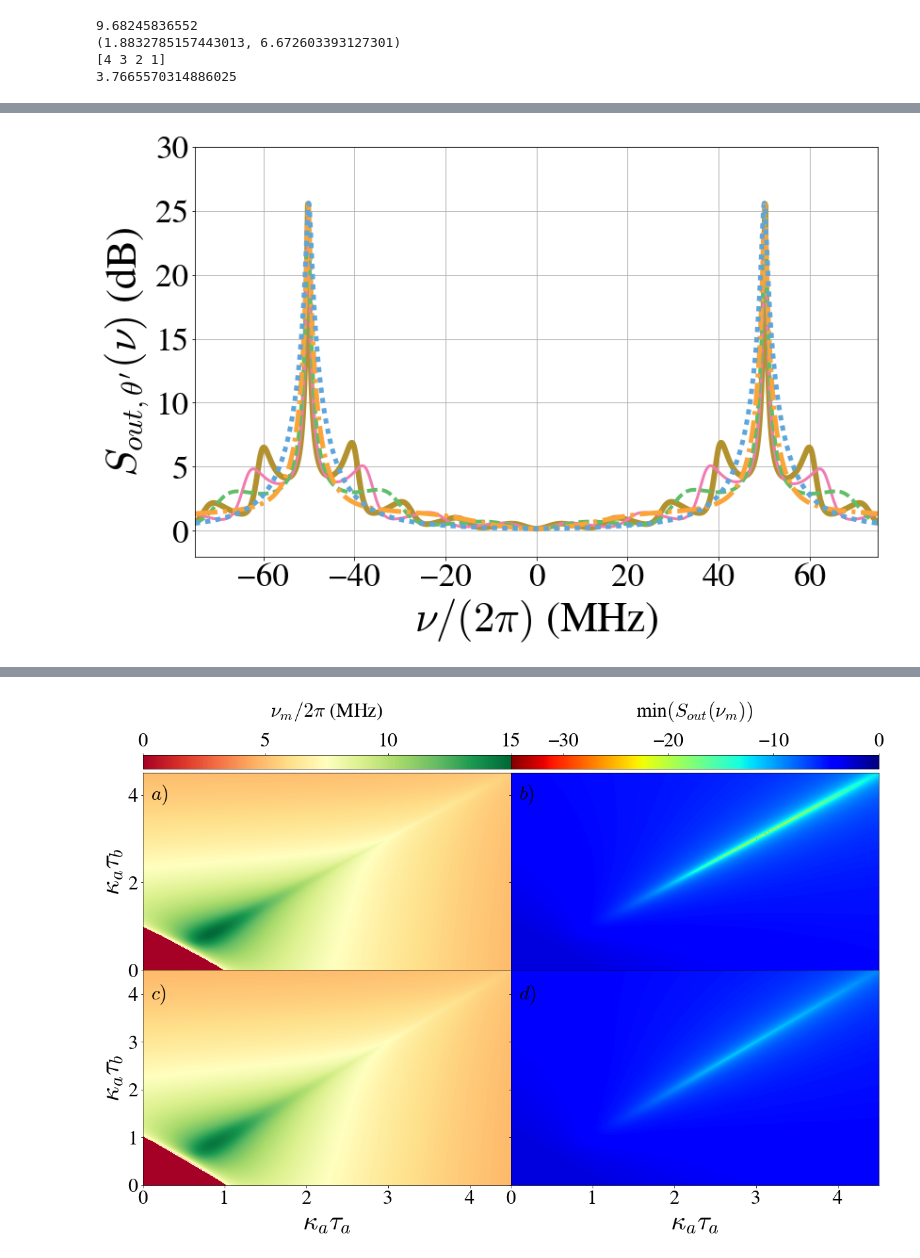
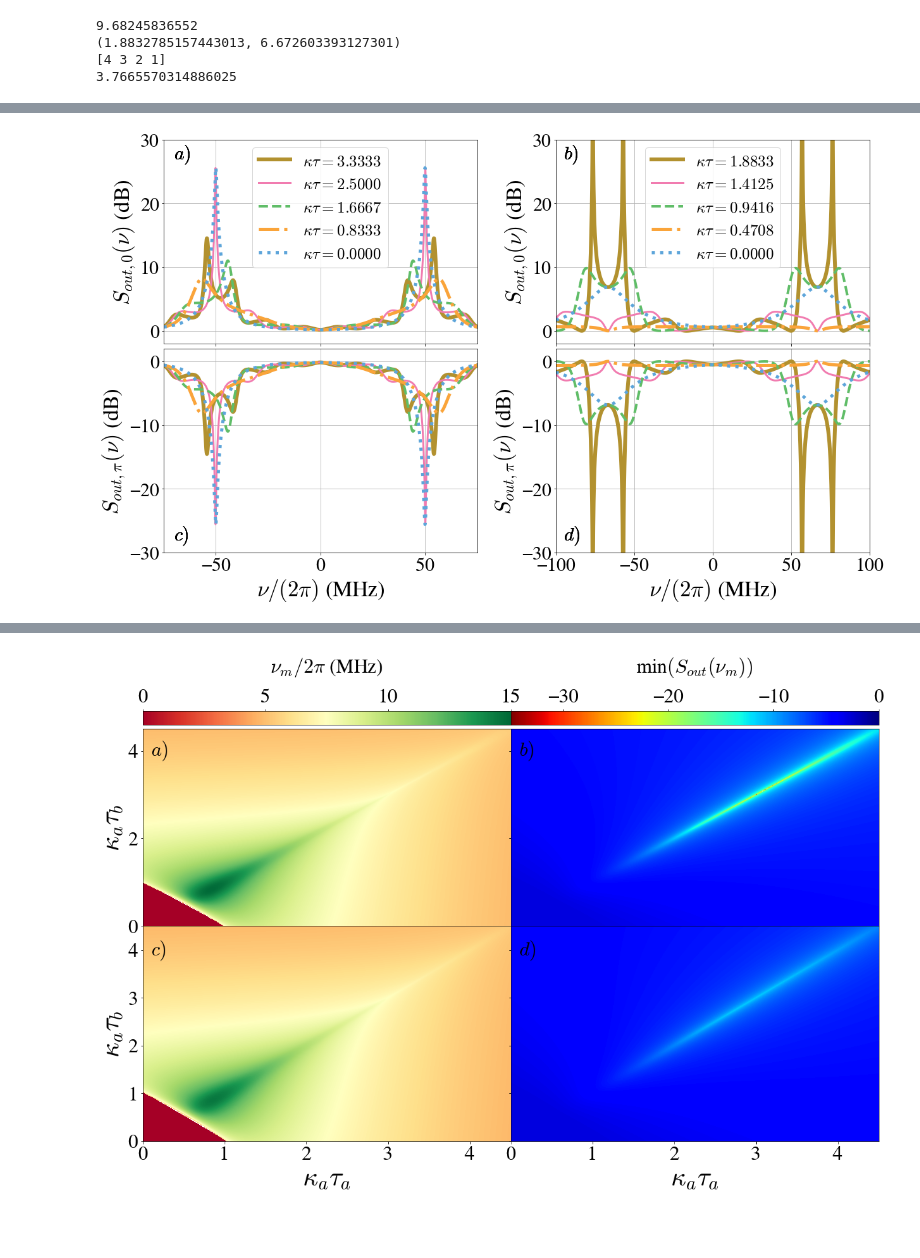
Before and after one commit to nemetniki/General-linear-model, a Jupyter notebook: NDPApaper_figures.ipynb, the cells around one changed output, grey strips where cells are left out. Cells and saved outputs as stored; diff of their text form; code cells hidden in the pictures; blank space fills up the shorter version.

Commit message:
figure adjustments

```diff
--- a/NDPApaper_figures.ipynb
+++ b/NDPApaper_figures.ipynb
@@ -310,8 +314,8 @@ import matplotlib as mpl
 mpl.rcParams['mathtext.fontset'] = 'cm'
 mpl.rcParams['mathtext.rm'] = 'serif'
 mpl.rc('font',family='FreeSerif')
-mpl.rc('xtick',labelsize=25)
-mpl.rc('ytick',labelsize=25)
+mpl.rc('xtick',labelsize=30)
+mpl.rc('ytick',labelsize=30)
 
 colors={'red':(241/255.,88/255.,84/255.),\
         'orange':(250/255,164/255.,58/255.),\
@@ -326,22 +330,70 @@ collab = ['blue','orange','green','pink','brown']
 plt.figure(3,figsize=(13,8))
 fsfont = {'fontname':'FreeSerif'}
 
-plt.grid(True)
-plt.xlabel('$\\nu/(2\pi)$ (MHz)',fontsize = 45,**fsfont)
-plt.ylabel('$S_{out,\\theta^\\prime} (\\nu)$ (dB)',fontsize = 45,**fsfont)
-plt.ylim(-2,30)
-plt.xlim(-75,75)
-plt.xticks(fontsize = 35,**fsfont)
-plt.yticks(fontsize = 35,**fsfont)
 ls = ["dotted","dashdot","dashed","solid","solid"]
 lw = [5,5,4,3,6]
-#kt = np.linspace(0,1.8832785157443013,5)
-kt = np.linspace(0,5,5)
-nu = np.linspace(-75,75,50000)*2*np.pi
+ktd = np.linspace(0,1.8832785157443013,5)
+kt = np.linspace(0,5,7)
+legd=5*["s"]
+print(legd)
+leg=5*["s"]
+for i in range(5):
+    legd[i] = r"$\kappa\tau=%.4f$"%ktd[-(i+1)]
+    leg[i] = r"$\kappa\tau=%.4f$"%kt[-(i+3)]
+nu = np.linspace(-100,100,100000)*2*np.pi
+fig,ax = plt.subplots(2,2,figsize=(20,12))
+subplots_adjust(left=None, bottom=None, right=None, top=None,
+                wspace=0.250, hspace=0.025)#ax = fig.add_subplot(1, 1, 1, projection='3d')
+for j in range(2):
+    for k in range(2):
+        ax[j][k].grid(True)
+        labelx = [item.get_text() for item in ax[0][k].get_xticklabels()]
+        empty_x = ['']*len(labelx)
+        ax[0][k].set_xticklabels(empty_x)
+
+        ax[1][k].set_xlabel('$\\nu/(2\pi)$ (MHz)',fontsize = 35,**fsfont)
+        ax[0][k].set_ylabel('$S_{out,0} (\\nu)$ (dB)',fontsize = 35,**fsfont)
+        ax[1][k].set_ylabel('$S_{out,\pi} (\\nu)$ (dB)',fontsize = 35,**fsfont)
+        ax[j][0].set_xlim(-75,75)
+        ax[j][1].set_xlim(-100,100)
+#        ax[j][0].set_xlim(-20,20)
+#        ax[j][1].set_xlim(-40,40)
+        ax[0][k].set_ylim(-2,30)
+        ax[1][k].set_ylim(-30,2)
+letters=[r"$a)$",r"$b)$",r"$c)$",r"$d)$"]
+
 for i in np.arange(4,-1,-1):
-    #Sout_fb = Squeez(eps,theta,Del,kapa,ra,kta,phia,La+loss,thetapa,kapb,rb,ktb,phib,Lb+loss,thetapb,nu)
-    Sout_fb = Squeez(0.45*2*np.pi*10,0*np.pi,5*2*10*np.pi,10*2.*pi,0.933,kt[i],1*np.pi,0,0,10*2.*pi,0.933,kt[i],1*np.pi,0,0,nu)
-    print(kt[i])
-    plt.plot(nu/2/pi,np.real(Sout_fb),color = colors[collab[i]],linewidth = lw[i],linestyle=ls[i])
+    Sout_fb_as_d = Squeez(0.75*2*np.pi*10,0*np.pi,6.672603393127301499513741312733*2*10*np.pi,10*2.*pi,0.5,ktd[i],0*np.pi,0,0,
+                          10*2.*pi,0.5,ktd[i],0*np.pi,0,0,nu)
+    Sout_fb_s_d = Squeez(0.75*2*np.pi*10,1*np.pi,6.672603393127301499513741312733*2*10*np.pi,10*2.*pi,0.5,ktd[i],0*np.pi,0,0,
+                         10*2.*pi,0.5,ktd[i],0*np.pi,0,0,nu)
+    Sout_fb_as = Squeez(0.45*2*np.pi*10,0*np.pi,5*2*10*np.pi,10*2.*pi,0.933,kt[i],1*np.pi,0,0,
+                        10*2.*pi,0.933,kt[i],1*np.pi,0,0,nu)
+    Sout_fb_s = Squeez(0.45*2*np.pi*10,1*np.pi,5*2*10*np.pi,10*2.*pi,0.933,kt[i],1*np.pi,0,0,
+                       10*2.*pi,0.933,kt[i],1*np.pi,0,0,nu)
+#    Sout_fb_as_d = Squeez(0.75*2*np.pi*10,0*np.pi,0*2*10*np.pi,10*2.*pi,0.5,ktd[i],0*np.pi,0,0,
+#                          10*2.*pi,0.5,ktd[i],0*np.pi,0,0,nu)
+#    Sout_fb_s_d = Squeez(0.75*2*np.pi*10,1*np.pi,0*2*10*np.pi,10*2.*pi,0.5,ktd[i],0*np.pi,0,0,
+#                         10*2.*pi,0.5,ktd[i],0*np.pi,0,0,nu)
+#    Sout_fb_as = Squeez(0.45*2*np.pi*10,0*np.pi,0*2*10*np.pi,10*2.*pi,0.933,kt[i],1*np.pi,0,0,
+#                        10*2.*pi,0.933,kt[i],1*np.pi,0,0,nu)
+#    Sout_fb_s = Squeez(0.45*2*np.pi*10,1*np.pi,0*2*10*np.pi,10*2.*pi,0.933,kt[i],1*np.pi,0,0,
+#                       10*2.*pi,0.933,kt[i],1*np.pi,0,0,nu)
+    ax[0][0].plot(nu/2/pi,np.real(Sout_fb_as),color = colors[collab[i]],linewidth = lw[i],linestyle=ls[i])
+    ax[1][0].plot(nu/2/pi,np.real(Sout_fb_s),color = colors[collab[i]],linewidth = lw[i],linestyle=ls[i])
+    ax[0][1].plot(nu/2/pi,np.real(Sout_fb_as_d),color = colors[collab[i]],linewidth = lw[i],linestyle=ls[i])
+    ax[1][1].plot(nu/2/pi,np.real(Sout_fb_s_d),color = colors[collab[i]],linewidth = lw[i],linestyle=ls[i])
+    ax[0][0].text(-70,27,letters[0],fontsize=30)
+#    ax[0][0].text(-19,27,letters[0],fontsize=30)
+    ax[0][1].text(-95,27,letters[1],fontsize=30)
+#    ax[0][1].text(-38,27,letters[1],fontsize=30)
+    ax[1][0].text(-70,-28,letters[2],fontsize=30)
+#    ax[1][0].text(-38,-28,letters[2],fontsize=30)
+#    ax[1][0].text(-19,-28,letters[2],fontsize=30)
+    ax[1][1].text(-95,-28,letters[3],fontsize=30)
+ax[0][0].legend(leg,loc="best",fontsize=25)
+ax[0][1].legend(legd,loc="best",fontsize=25)
+#ax[0][0].legend(leg,loc=(0.035,1.03),fontsize=25,ncol=2)
+#ax[0][1].legend(legd,loc=(0.035,1.03),fontsize=25,ncol=2)
 plt.show()
 # %% [output]
@@ -353,4 +402,4 @@ plt.show()
-[figure, old version]
+[figure, new version]
 # %%
 # OTHER RESULT IS NOT REPRODUCABLE DUE TO LACK OF PARAMETER VALUES
 # Comparison of the two-mode squeezing spectra for the BS feedback and our coherent feedback
```
Also changed, not shown: parts of 3 cells of this notebook, 4 other files.
